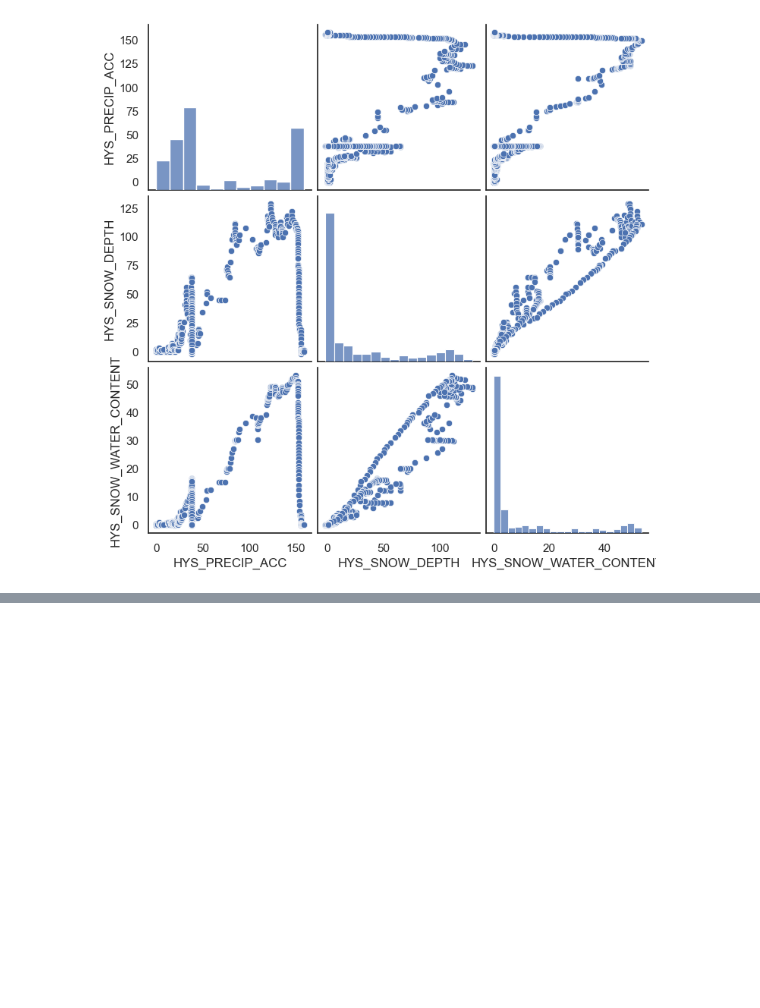
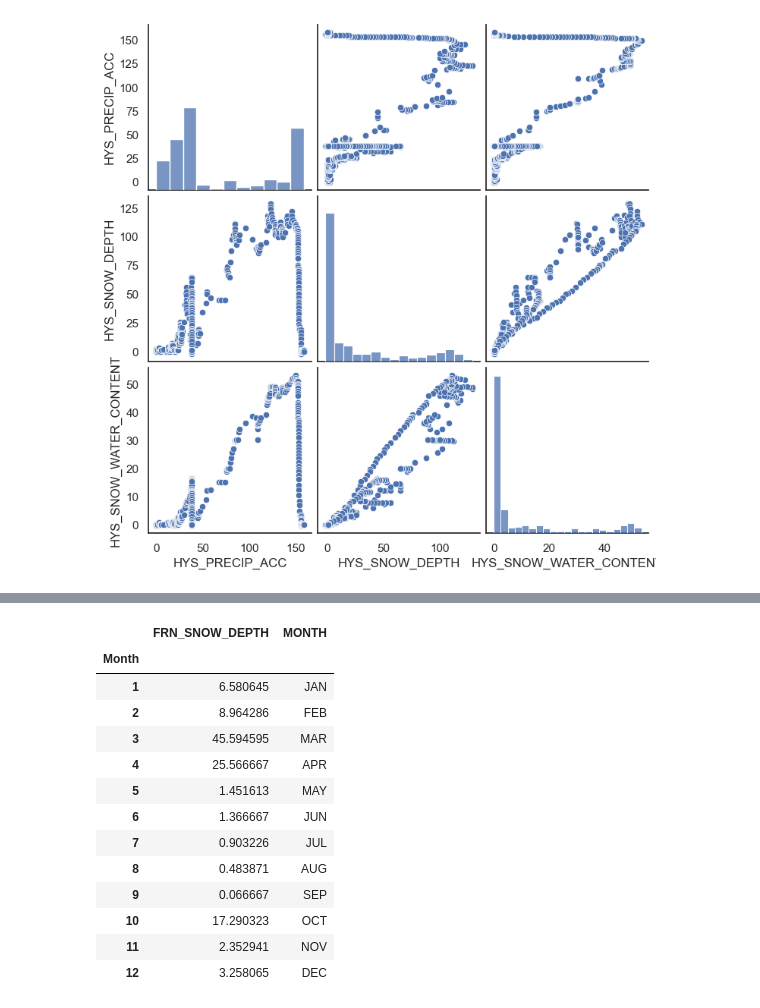
Before and after one commit to lauren-alexandra/basin-inflow-dnn, a Jupyter notebook: EDA.ipynb, the cells around one changed output, grey strips where cells are left out. Cells and saved outputs as stored; diff of their text form; code cells hidden in the pictures; blank space fills up the shorter version.

```diff
--- a/EDA.ipynb
+++ b/EDA.ipynb
@@ -323,0 +219,28 @@ sns.pairplot(HYS_2016_2018_DIFF)
+# %%
+# Water Year 2017: Oct 2017 - September 2018
+INFLOW_WY_2017 = basin_inflow.loc['2017-10-01':'2018-09-30']
+
+INFLOW_DATES_2017 = INFLOW_WY_2017.copy()
+INFLOW_DATES_2017['Date'] = INFLOW_DATES_2017.index.values
+INFLOW_DATES_2017['Month'] = INFLOW_DATES_2017['Date'].map(lambda time: pd.Timestamp(time).month)
+
+FRN_SNOW_DEPTH_2017 = INFLOW_DATES_2017.loc[:, ['FRN_SNOW_DEPTH', 'Month']]
+FRN_SD_MONTHLY = FRN_SNOW_DEPTH_2017.copy().groupby(by="Month").mean()
+FRN_SD_MONTHLY['MONTH'] = ["JAN", "FEB", "MAR", "APR", "MAY", "JUN", "JUL", "AUG", "SEP", "OCT", "NOV", "DEC"]
+
+FRN_SD_MONTHLY
+# %% [output]
+|  | FRN_SNOW_DEPTH | MONTH |
+| Month |  |  |
+| 1 | 6.580645 | JAN |
+| 2 | 8.964286 | FEB |
+| 3 | 45.594595 | MAR |
+| 4 | 25.566667 | APR |
+| 5 | 1.451613 | MAY |
+| 6 | 1.366667 | JUN |
+| 7 | 0.903226 | JUL |
+| 8 | 0.483871 | AUG |
+| 9 | 0.066667 | SEP |
+| 10 | 17.290323 | OCT |
+| 11 | 2.352941 | NOV |
+| 12 | 3.258065 | DEC |
```
Also changed, not shown: parts of 21 cells of this notebook.
